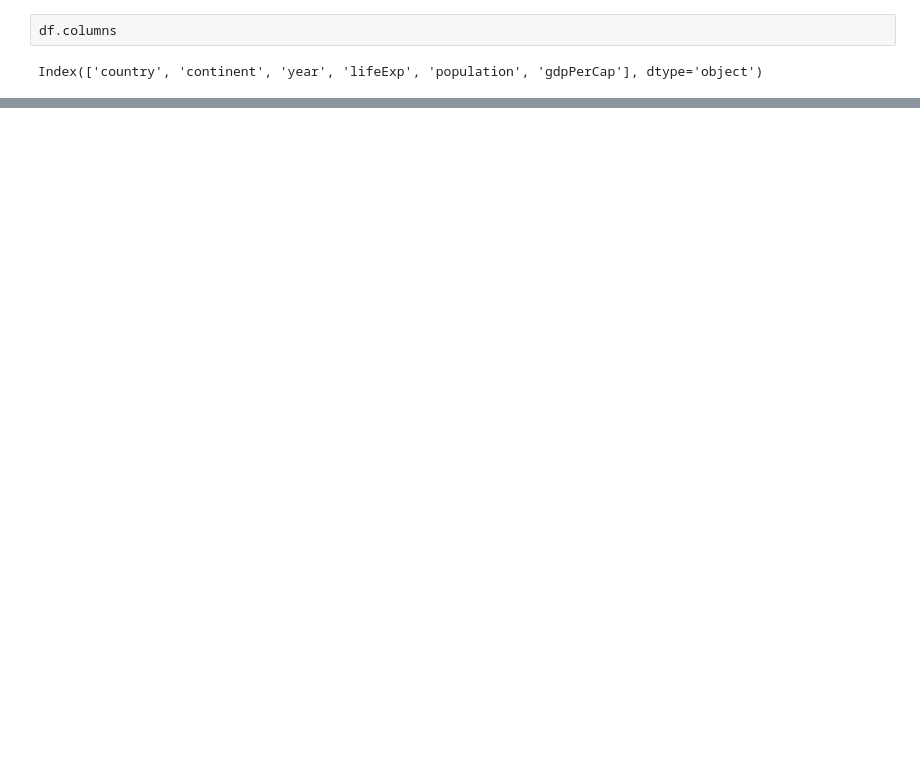
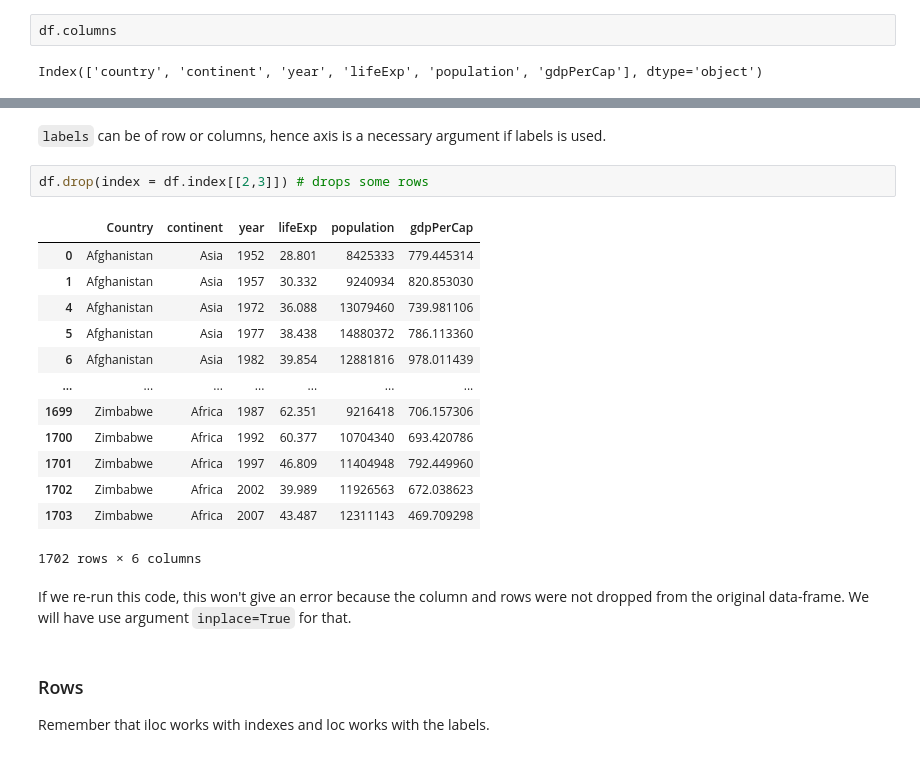
Before and after one commit to anant15/dl-tensorflow, a Jupyter notebook: 2-Pandas.ipynb, the cells around one changed output, grey strips where cells are left out. Saved outputs shown, nothing was run; the diff lists cells and outputs as text; blank space fills up the shorter version.

```diff
--- a/2-Pandas.ipynb
+++ b/2-Pandas.ipynb
@@ -92,0 +150,24 @@ Index(['country', 'continent', 'year', 'lifeExp', 'population', 'gdpPerCap'], dt
+# %% [markdown]
+`labels` can be of row or columns, hence axis is a necessary argument if labels is used.
+# %%
+df.drop(index = df.index[[2,3]]) # drops some rows
+# %% [output]
+|  | Country | continent | year | lifeExp | population | gdpPerCap |
+| 0 | Afghanistan | Asia | 1952 | 28.801 | 8425333 | 779.445314 |
+| 1 | Afghanistan | Asia | 1957 | 30.332 | 9240934 | 820.853030 |
+| 4 | Afghanistan | Asia | 1972 | 36.088 | 13079460 | 739.981106 |
+| 5 | Afghanistan | Asia | 1977 | 38.438 | 14880372 | 786.113360 |
+| 6 | Afghanistan | Asia | 1982 | 39.854 | 12881816 | 978.011439 |
+| ... | ... | ... | ... | ... | ... | ... |
+| 1699 | Zimbabwe | Africa | 1987 | 62.351 | 9216418 | 706.157306 |
+| 1700 | Zimbabwe | Africa | 1992 | 60.377 | 10704340 | 693.420786 |
+| 1701 | Zimbabwe | Africa | 1997 | 46.809 | 11404948 | 792.449960 |
+| 1702 | Zimbabwe | Africa | 2002 | 39.989 | 11926563 | 672.038623 |
+| 1703 | Zimbabwe | Africa | 2007 | 43.487 | 12311143 | 469.709298 |
+1702 rows × 6 columns
+# %% [markdown]
+If we re-run this code, this won't give an error because the column and rows were not dropped from the original data-frame. We will have use argument `inplace=True` for that.
+# %% [markdown]
+### Rows
+
+Remember that iloc  works with indexes and loc  works with the labels.
```
Also changed, not shown: parts of 67 cells of this notebook, 2 other files.
